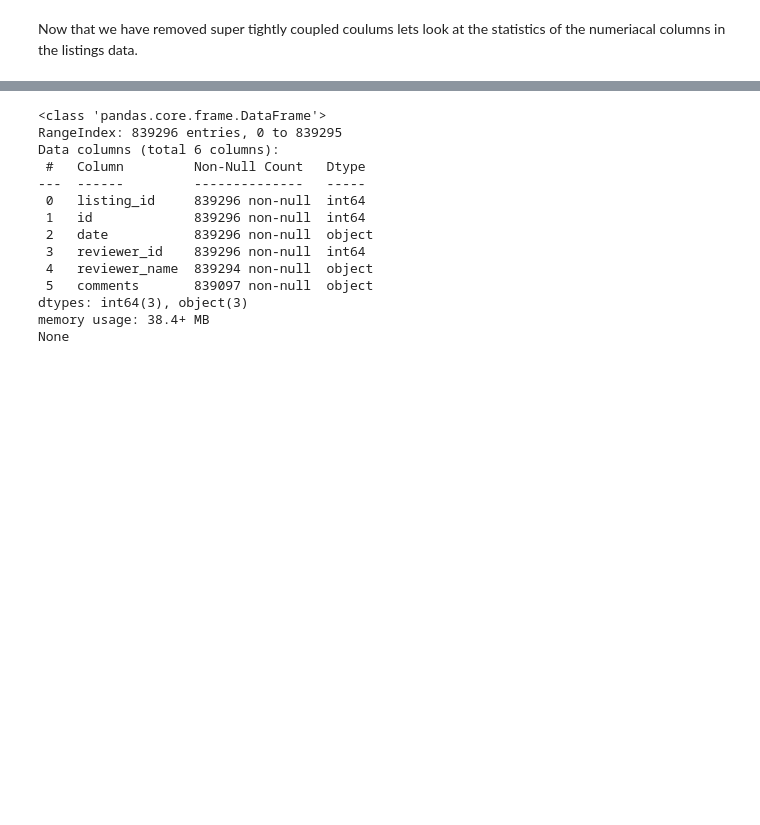
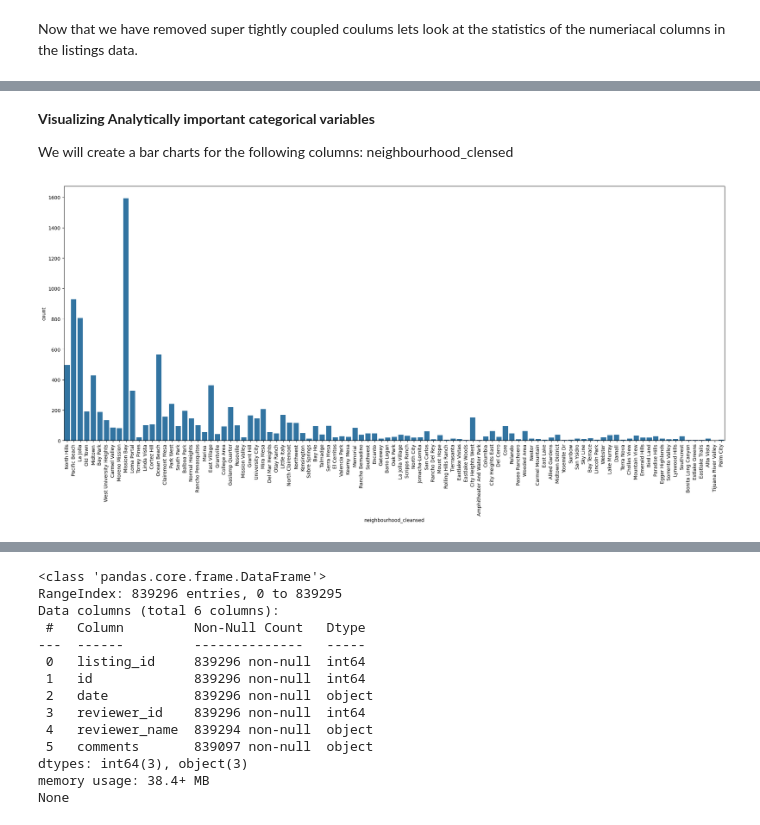
Before and after one commit to Ayan-Sengupta/sd-airbnb-feature-sentiment-analysis, a Jupyter notebook: reviews_analysis.ipynb, the cells around one changed output, grey strips where cells are left out. Cells and saved outputs as stored; diff of their text form; code cells hidden in the pictures; blank space fills up the shorter version.

```diff
--- a/reviews_analysis.ipynb
+++ b/reviews_analysis.ipynb
@@ -282,0 +332,16 @@ max               5.000000          1.000000
+# %% [markdown]
+**Visualizing Analytically important categorical variables**
+
+We will create a bar charts for the following columns: neighbourhood_clensed
+# %%
+## columns to create bar chart plots for
+categorical_cols = ['neighbourhood_cleansed']
+## create plot
+for col in categorical_cols:
+    plt.figure(figsize=(20,10))
+    sns.countplot(data=san_diego_listings_cleaned, x=col)
+    plt.xticks(rotation=90)
+    plt.tight_layout()
+    plt.show()
+# %% [output]
+[figure, added]
```
Also changed, not shown: parts of 14 cells of this notebook.
